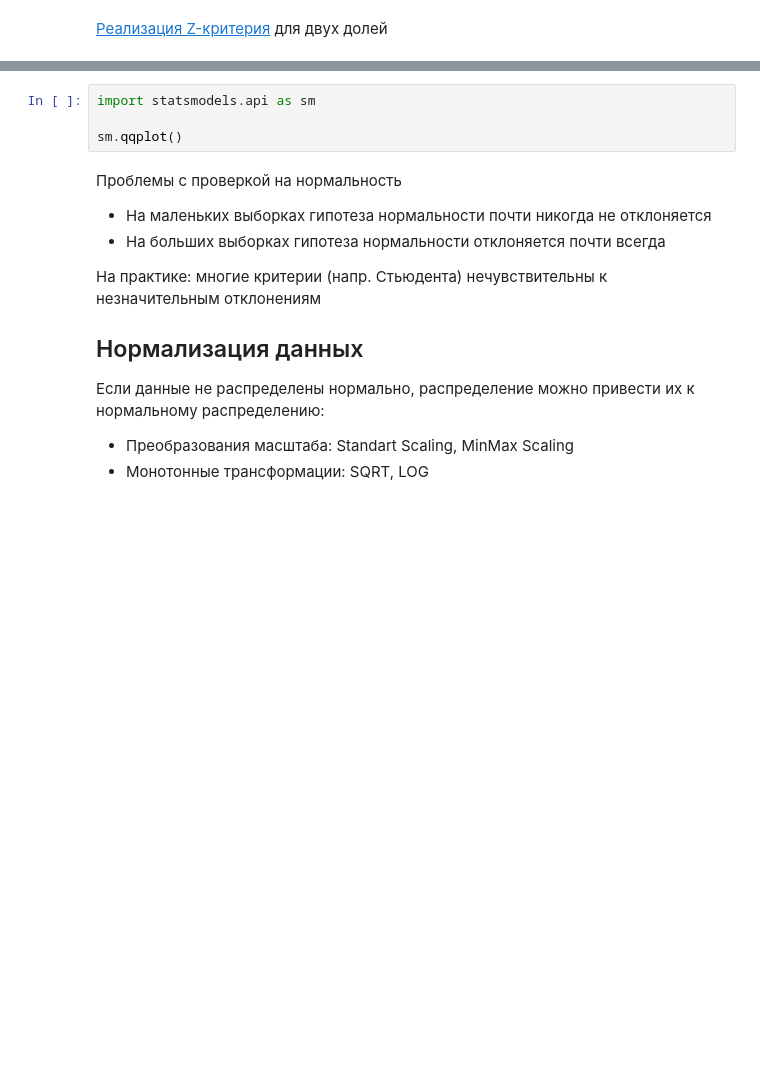
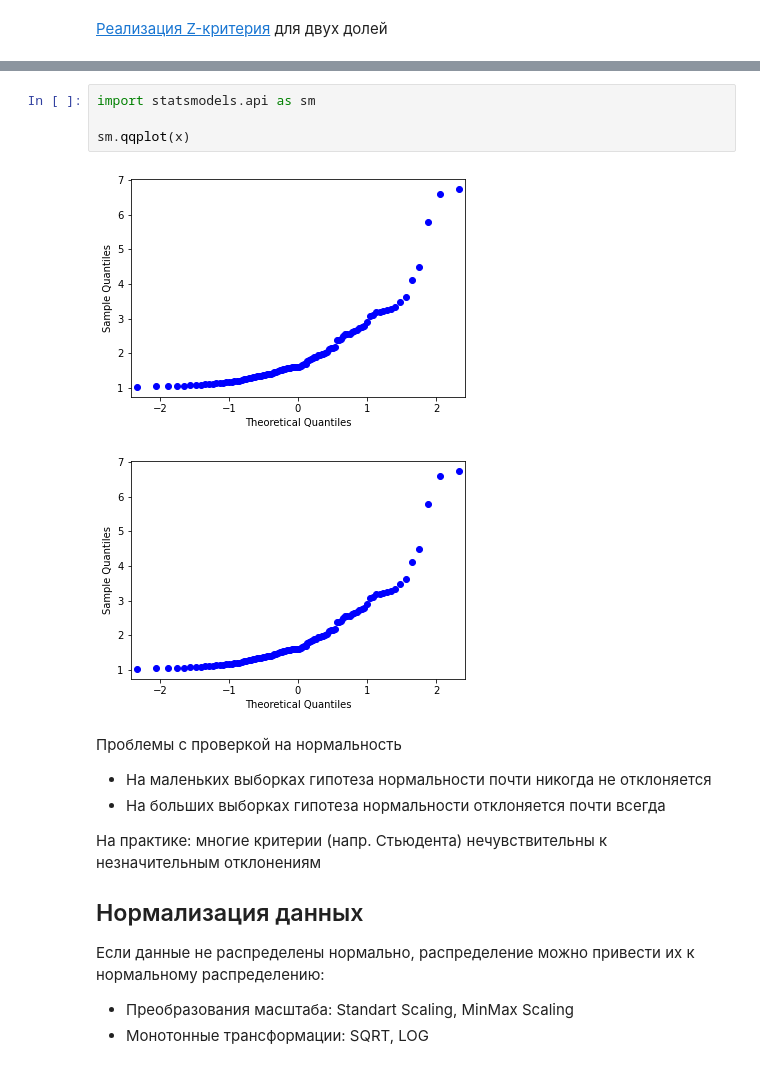
Before and after one commit to kocakn/data_analysis, a Jupyter notebook: I_probability.ipynb, the cells around one changed output, grey strips where cells are left out. Saved outputs shown, nothing was run; the diff lists cells and outputs as text; blank space fills up the shorter version.

```diff
--- a/I_probability.ipynb
+++ b/I_probability.ipynb
@@ -1092,7 +1227,10 @@ stats.probplot()
 # %%
 import statsmodels.api as sm
 
-sm.qqplot()
+sm.qqplot(x)
+# %% [output]
+[figure, added]
+[figure, added]
 # %% [markdown]
 Проблемы с проверкой на нормальность
 
```
Also changed, not shown: parts of 44 cells of this notebook, 5 other files.
